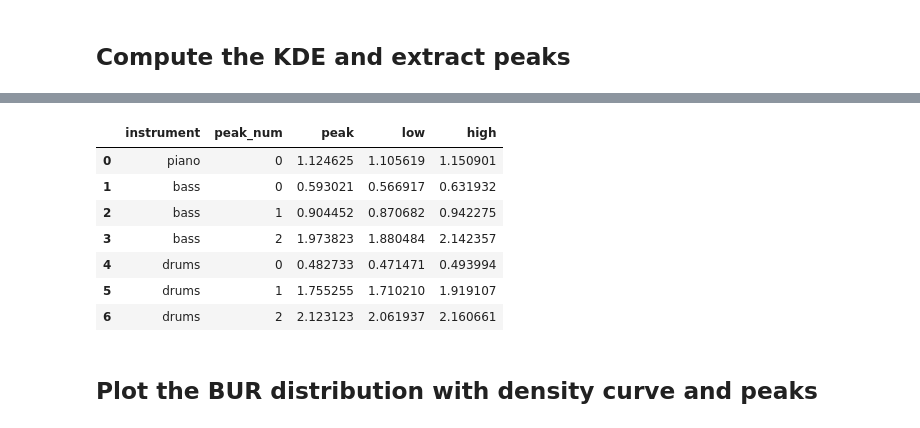
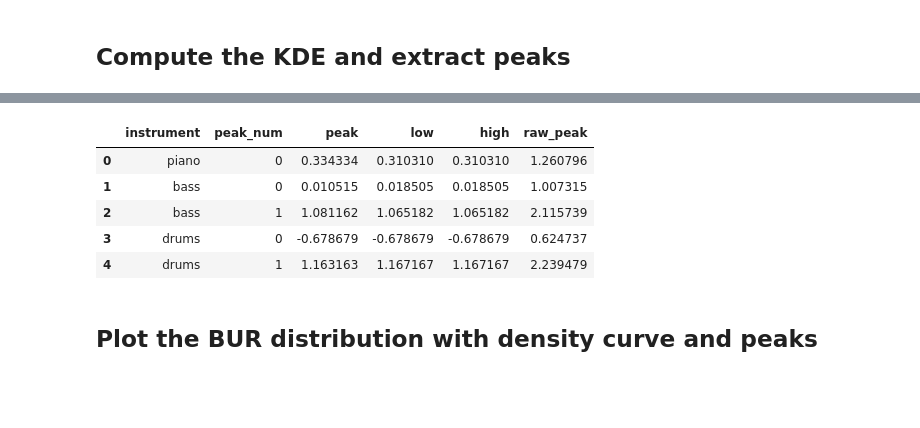
Before and after one commit to HuwCheston/Jazz-Trio-Database, a Jupyter notebook: notebooks/0.1-cheston-beat-upbeat-ratios.ipynb, the cells around one changed output, grey strips where cells are left out. Drawn from its saved outputs; the diff is of its cells as text; code cells hidden in the pictures; blank space fills up the shorter version.

```diff
--- a/notebooks/0.1-cheston-beat-upbeat-ratios.ipynb
+++ b/notebooks/0.1-cheston-beat-upbeat-ratios.ipynb
@@ -42,7 +46,7 @@ for track in features:
         # Iterate through each BUR by that instrument
         for bur in track.BURs[instr].bur['burs'].dropna().to_list():
             # Append a new dictionary
-            res.append(dict(musician=track.metadata[instr]['performer'], bur=bur, instrument=instr))
+            res.append(dict(mbz_id=track.metadata[instr]['mbz_id'], bur=np.log2(bur), instrument=instr, tempo=track.metadata[instr]['tempo'], bandleader=track.metadata[instr]['pianist']))
 burs = pd.DataFrame(res)
 # %% [markdown]
 ## Clean data
@@ -145,14 +199,13 @@ KeyboardInterrupt:
-# %%
-peaks_df
-# %% [output]
-|  | instrument | peak_num | peak | low | high |
-| 0 | piano | 0 | 1.124625 | 1.105619 | 1.150901 |
-| 1 | bass | 0 | 0.593021 | 0.566917 | 0.631932 |
-| 2 | bass | 1 | 0.904452 | 0.870682 | 0.942275 |
-| 3 | bass | 2 | 1.973823 | 1.880484 | 2.142357 |
-| 4 | drums | 0 | 0.482733 | 0.471471 | 0.493994 |
-| 5 | drums | 1 | 1.755255 | 1.710210 | 1.919107 |
-| 6 | drums | 2 | 2.123123 | 2.061937 | 2.160661 |
+# %%
+peaks_df['raw_peak'] = 2 ** peaks_df['peak']
+peaks_df
+# %% [output]
+|  | instrument | peak_num | peak | low | high | raw_peak |
+| 0 | piano | 0 | 0.334334 | 0.310310 | 0.310310 | 1.260796 |
+| 1 | bass | 0 | 0.010515 | 0.018505 | 0.018505 | 1.007315 |
+| 2 | bass | 1 | 1.081162 | 1.065182 | 1.065182 | 2.115739 |
+| 3 | drums | 0 | -0.678679 | -0.678679 | -0.678679 | 0.624737 |
+| 4 | drums | 1 | 1.163163 | 1.167167 | 1.167167 | 2.239479 |
 # %% [markdown]
 ## Plot the BUR distribution with density curve and peaks
 # %%
```
Also changed, not shown: parts of 17 cells of this notebook, 2 other files.
